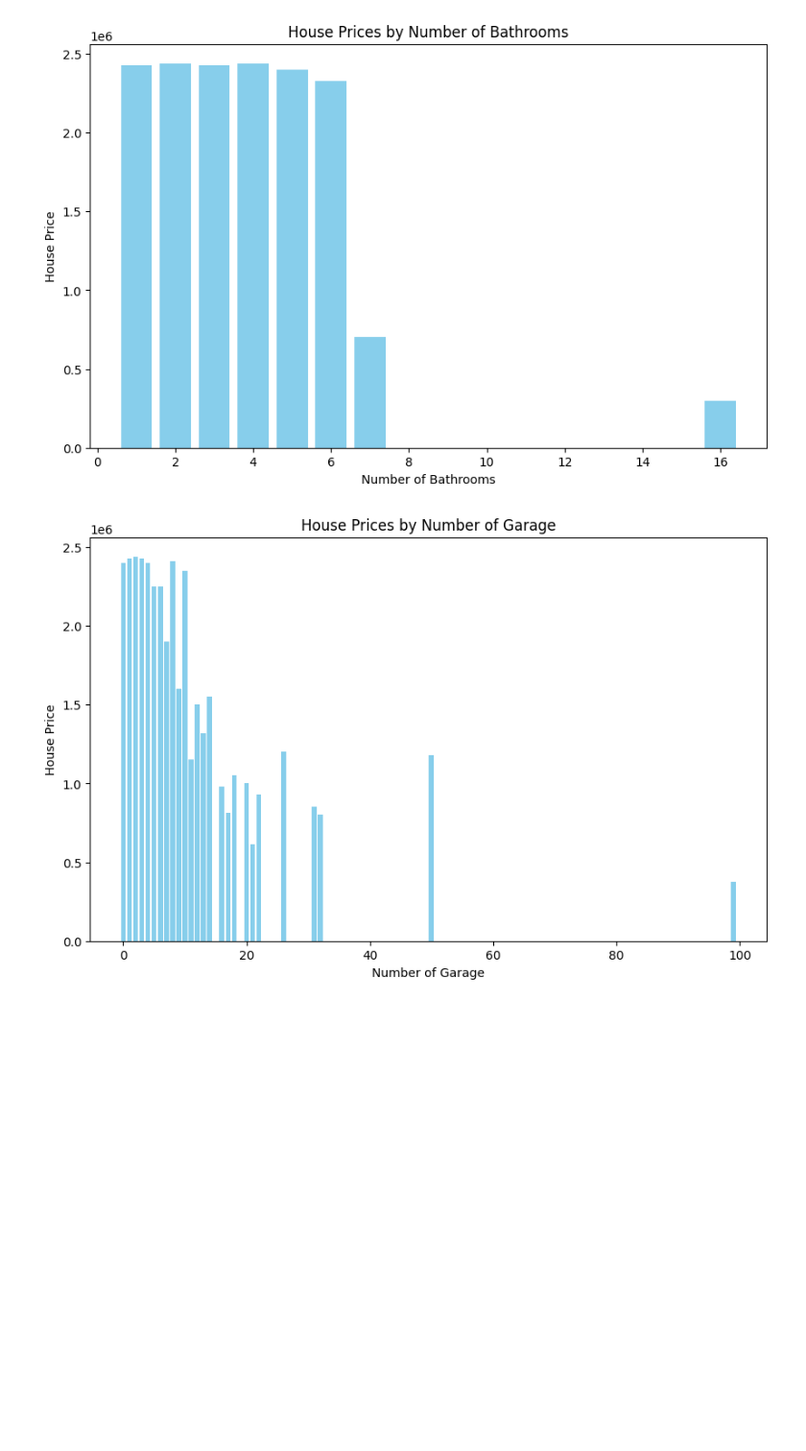
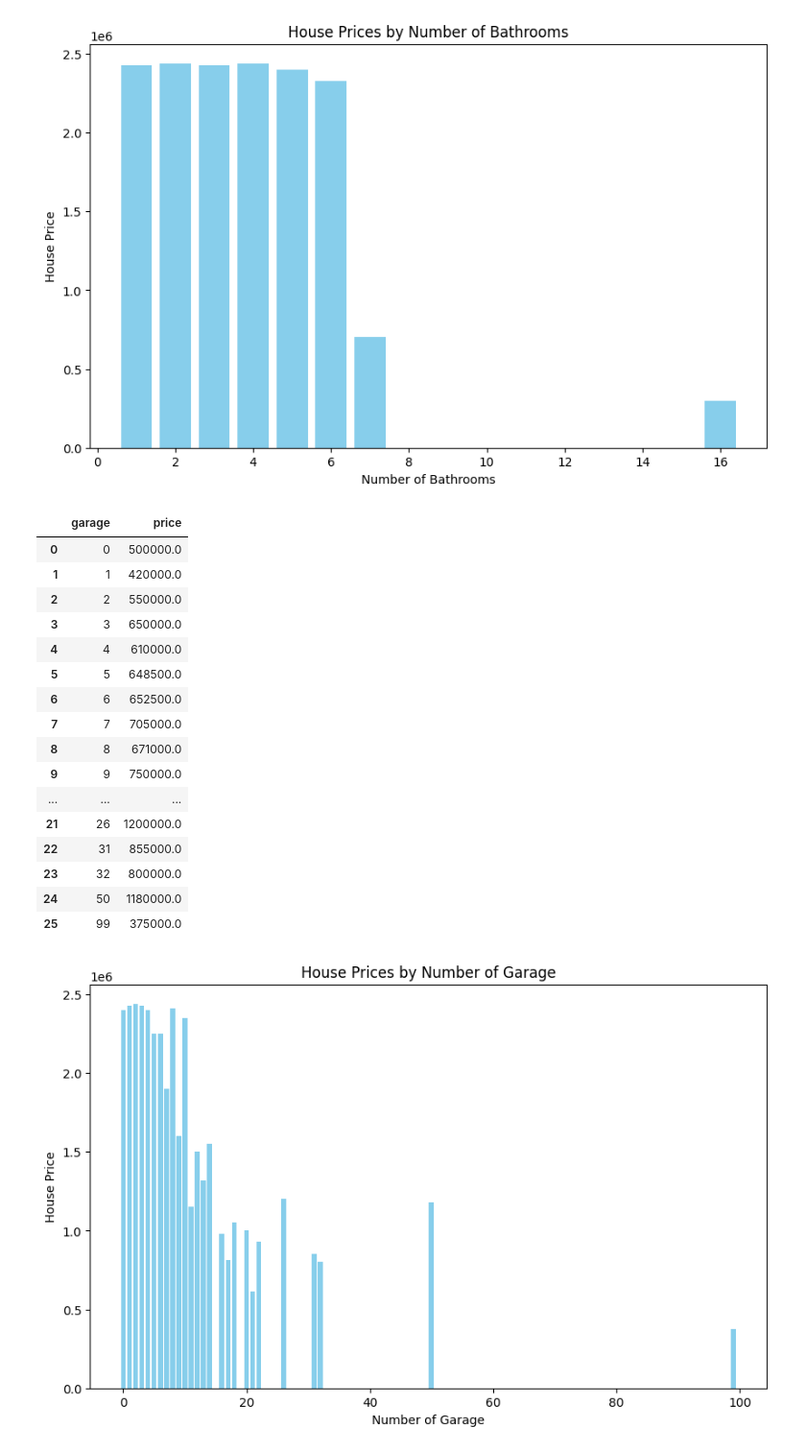
Before and after one commit to thenrymy/group-3-project3, a Jupyter notebook: property type stacked area chart.ipynb, the cells around one changed output. Shown at 96% size. Saved outputs shown, nothing was run; the diff lists cells and outputs as text; code cells hidden in the pictures; blank space fills up the shorter version.

```diff
--- a/property type stacked area chart.ipynb
+++ b/property type stacked area chart.ipynb
@@ -68,6 +91,28 @@ plt.ylabel('House Price')
 plt.show()
 # %% [output]
 [figure]
+# %%
+# Calculate average house price
+average_price = perth_properties_data.groupby(['garage'])['price'].median().reset_index()
+average_price
+# %% [output]
+|  | garage | price |
+| 0 | 0 | 500000.0 |
+| 1 | 1 | 420000.0 |
+| 2 | 2 | 550000.0 |
+| 3 | 3 | 650000.0 |
+| 4 | 4 | 610000.0 |
+| 5 | 5 | 648500.0 |
+| 6 | 6 | 652500.0 |
+| 7 | 7 | 705000.0 |
+| 8 | 8 | 671000.0 |
+| 9 | 9 | 750000.0 |
+| ... | ... | ... |
+| 21 | 26 | 1200000.0 |
+| 22 | 31 | 855000.0 |
+| 23 | 32 | 800000.0 |
+| 24 | 50 | 1180000.0 |
+| 25 | 99 | 375000.0 |
 # %%
 # Plot the bar chart
 plt.figure(figsize=(10, 6))
```
Also changed, not shown: parts of 5 cells of this notebook, 2 other files.
